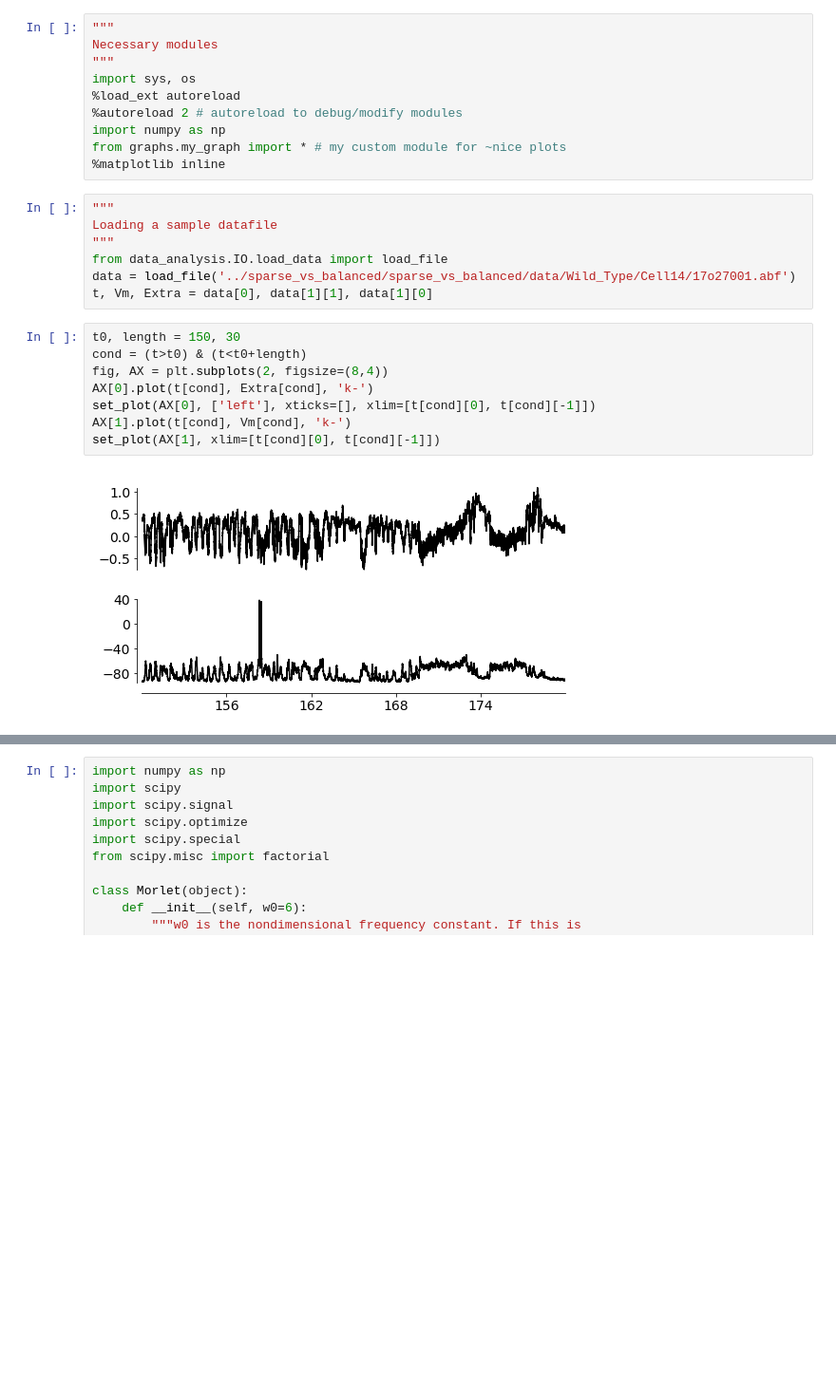
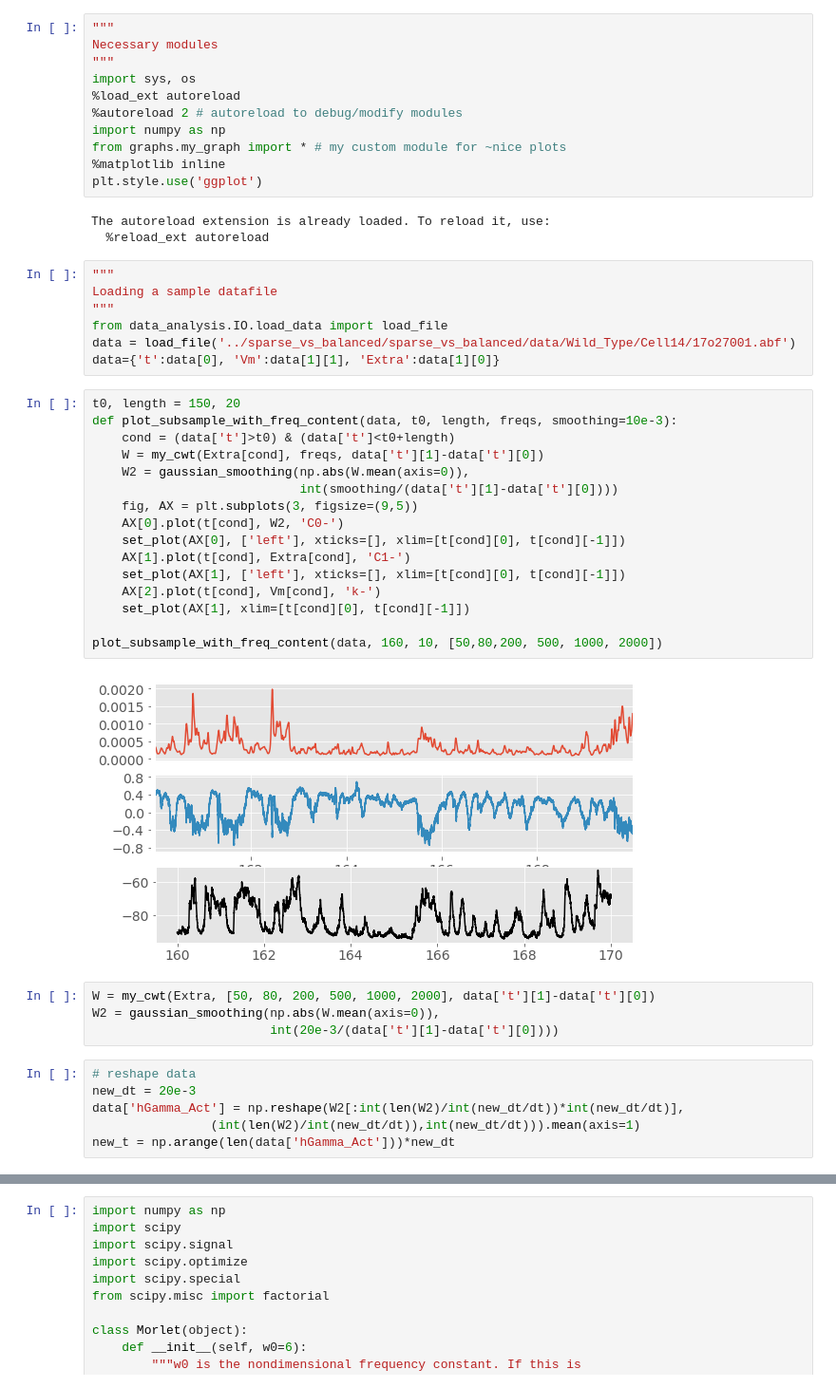
Before and after one commit to yzerlaut/NSI-paper, a Jupyter notebook: Wavelets.ipynb, the cells around one changed output, grey strips where cells are left out. Shown at 95% size. Saved outputs shown, nothing was run; the diff lists cells and outputs as text; blank space fills up the shorter version.

```diff
--- a/Wavelets.ipynb
+++ b/Wavelets.ipynb
@@ -8,20 +8,42 @@ import sys, os
 import numpy as np
 from graphs.my_graph import * # my custom module for ~nice plots
 %matplotlib inline
+plt.style.use('ggplot')
+# %% [output]
+The autoreload extension is already loaded. To reload it, use:
+  %reload_ext autoreload
 # %%
 """
 Loading a sample datafile
 """
 from data_analysis.IO.load_data import load_file
 data = load_file('../sparse_vs_balanced/sparse_vs_balanced/data/Wild_Type/Cell14/17o27001.abf')
-t, Vm, Extra = data[0], data[1][1], data[1][0]
+data={'t':data[0], 'Vm':data[1][1], 'Extra':data[1][0]}
 # %%
-t0, length = 150, 30
-cond = (t>t0) & (t<t0+length)
-fig, AX = plt.subplots(2, figsize=(8,4))
-AX[0].plot(t[cond], Extra[cond], 'k-')
-set_plot(AX[0], ['left'], xticks=[], xlim=[t[cond][0], t[cond][-1]])
-AX[1].plot(t[cond], Vm[cond], 'k-')
-set_plot(AX[1], xlim=[t[cond][0], t[cond][-1]])
+t0, length = 150, 20
+def plot_subsample_with_freq_content(data, t0, length, freqs, smoothing=10e-3):
+    cond = (data['t']>t0) & (data['t']<t0+length)
+    W = my_cwt(Extra[cond], freqs, data['t'][1]-data['t'][0])
+    W2 = gaussian_smoothing(np.abs(W.mean(axis=0)),
+                            int(smoothing/(data['t'][1]-data['t'][0])))
+    fig, AX = plt.subplots(3, figsize=(9,5))
+    AX[0].plot(t[cond], W2, 'C0-')
+    set_plot(AX[0], ['left'], xticks=[], xlim=[t[cond][0], t[cond][-1]])
+    AX[1].plot(t[cond], Extra[cond], 'C1-')
+    set_plot(AX[1], ['left'], xticks=[], xlim=[t[cond][0], t[cond][-1]])
+    AX[2].plot(t[cond], Vm[cond], 'k-')
+    set_plot(AX[1], xlim=[t[cond][0], t[cond][-1]])
+
+plot_subsample_with_freq_content(data, 160, 10, [50,80,200, 500, 1000, 2000])
 # %% [output]
-[figure, old version]
+[figure, new version]
+# %%
+W = my_cwt(Extra, [50, 80, 200, 500, 1000, 2000], data['t'][1]-data['t'][0])
+W2 = gaussian_smoothing(np.abs(W.mean(axis=0)),
+                        int(20e-3/(data['t'][1]-data['t'][0])))
+# %%
+# reshape data
+new_dt = 20e-3
+data['hGamma_Act'] = np.reshape(W2[:int(len(W2)/int(new_dt/dt))*int(new_dt/dt)],
+                (int(len(W2)/int(new_dt/dt)),int(new_dt/dt))).mean(axis=1)
+new_t = np.arange(len(data['hGamma_Act']))*new_dt
```
Also changed, not shown: parts of 8 cells of this notebook.
